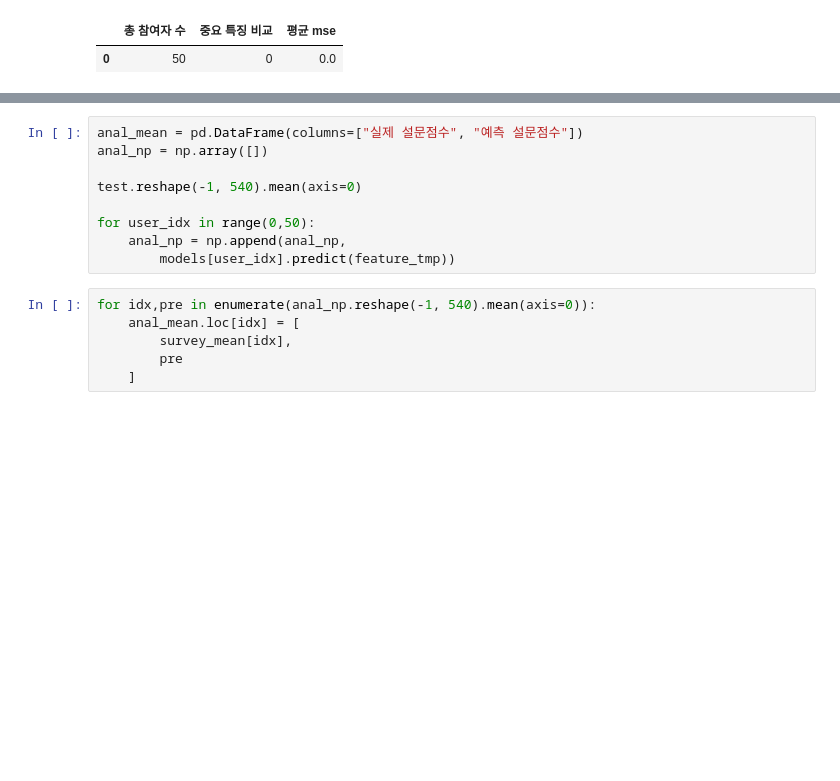
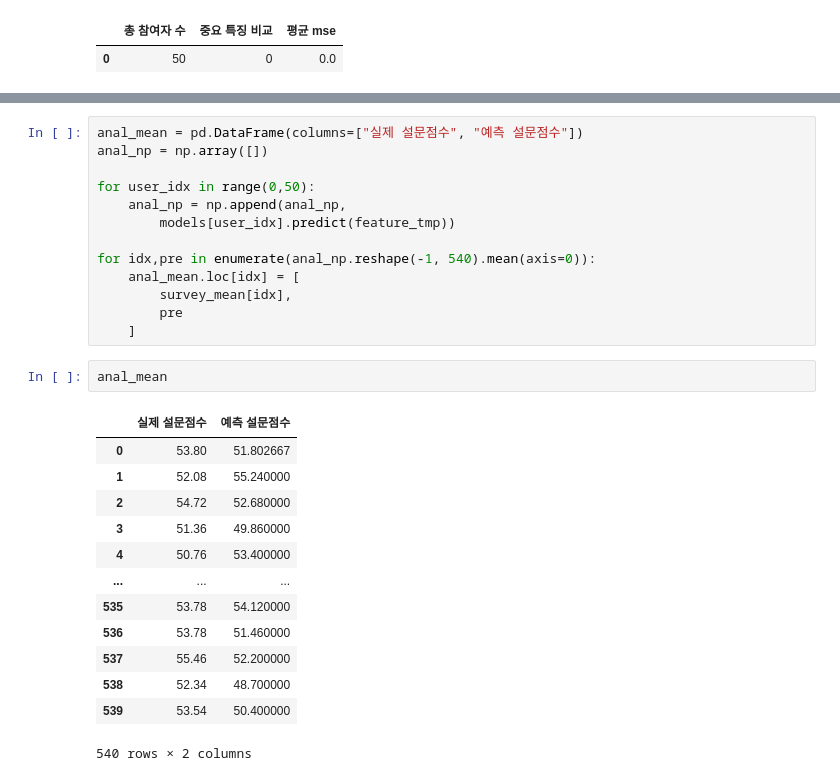
Before and after one commit to formegusto/survey-learning-system, a Jupyter notebook: documentation random forest.ipynb, the cells around one changed output, grey strips where cells are left out. Cells and saved outputs as stored; diff of their text form; blank space fills up the shorter version.

```diff
--- a/documentation random forest.ipynb
+++ b/documentation random forest.ipynb
@@ -391,17 +317,31 @@ array([51.11, 50.63, 51.1 , 55.26, 54.08, 49.77, 54.09, 53.29, 48.7 ,
 anal_mean = pd.DataFrame(columns=["실제 설문점수", "예측 설문점수"])
 anal_np = np.array([])
 
-test.reshape(-1, 540).mean(axis=0)
-
 for user_idx in range(0,50):
     anal_np = np.append(anal_np,
         models[user_idx].predict(feature_tmp))
+
+for idx,pre in enumerate(anal_np.reshape(-1, 540).mean(axis=0)):
+    anal_mean.loc[idx] = [
+        survey_mean[idx],
+        pre
+    ]
-# %%
-for idx,pre in enumerate(anal_np.reshape(-1, 540).mean(axis=0)):
-    anal_mean.loc[idx] = [
-        survey_mean[idx],
-        pre
-    ]
+# %%
+anal_mean
+# %% [output]
+|  | 실제 설문점수 | 예측 설문점수 |
+| 0 | 53.80 | 51.802667 |
+| 1 | 52.08 | 55.240000 |
+| 2 | 54.72 | 52.680000 |
+| 3 | 51.36 | 49.860000 |
+| 4 | 50.76 | 53.400000 |
+| ... | ... | ... |
+| 535 | 53.78 | 54.120000 |
+| 536 | 53.78 | 51.460000 |
+| 537 | 55.46 | 52.200000 |
+| 538 | 52.34 | 48.700000 |
+| 539 | 53.54 | 50.400000 |
+540 rows × 2 columns
 # %%
 (anal_mean['실제 설문점수'] - anal_mean['예측 설문점수']).abs().mean()
 # %% [output]
```
Also changed, not shown: parts of 19 cells of this notebook.
